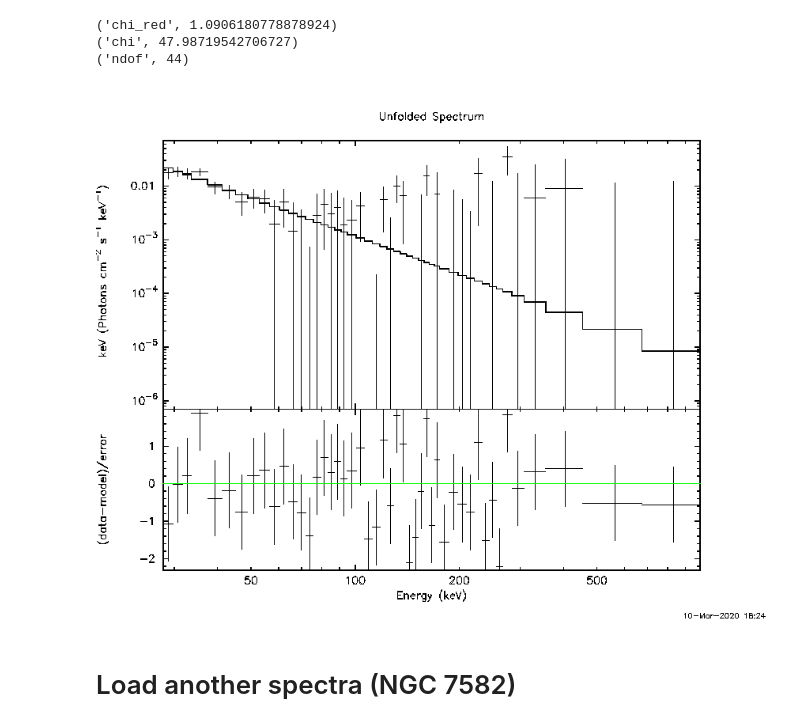
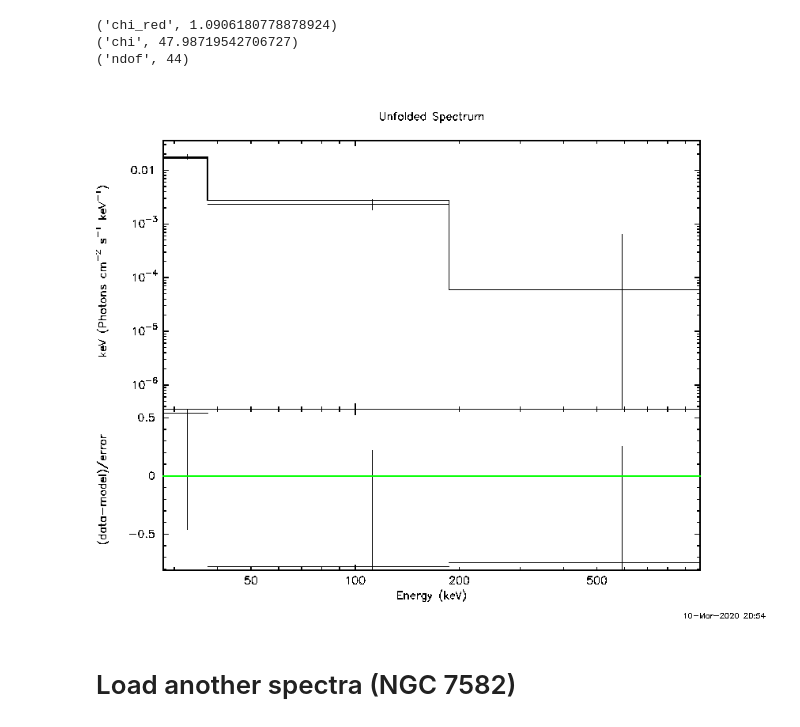
Before and after one commit to bowe46/new_timing_students, a Jupyter notebook: examples/xspec_tutorial.ipynb, the cells around one changed output. Cells and saved outputs as stored; diff of their text form; code cells hidden in the pictures.

Commit message:
add rebin wrong

```diff
--- a/examples/xspec_tutorial.ipynb
+++ b/examples/xspec_tutorial.ipynb
@@ -25,10 +25,17 @@ def print_model(m):
 import shutil
 from IPython.display import Image
 from IPython.display import display
-def plot_spectrum(what = "euf del", units = "keV"):
+def plot_spectrum(what = "euf del", units = "keV", rebin = ""):
     '''
     Possible unit formats are: "channel", "MeV", "Hz", "angstrom"
+    rebin dictionary:
+        minSig =
+        maxBins =
+        groupNum =
+        errType =
     '''
+    xsp.Plot.addCommand("setplot delete all")
+#    xsp.Plot.commands = ()
     xsp.Plot.device="/png"
     #xspec.Plot.addCommand("setplot en")
     xsp.Plot.xAxis=units
@@ -42,14 +49,18 @@ def plot_spectrum(what = "euf del", units = "keV"):
 #    xsp.Plot("data chisq")
 #    xsp.Plot("data","model","resid")
 
-#    xsp.Plot.setRebin(minSig=3) DOES NOT WORK
+    #xsp.Plot.setRebin(minSig=10, maxBins=30, groupNum=1, errType="quad") #DOES NOT WORK
+    if bool(rebin):
+        xsp.Plot.addCommand("setPlot rebin %s" % (rebin))
+    else:
+        xsp.Plot.addCommand("setplot delete all")
+#        xsp.Plot.commands = ()
 
     xsp.Plot.device="/png"
 
     fn="test.png"
 
 
-
     shutil.move("pgplot.png_2", fn)
 
     _=display(Image(filename=fn,format="png"))
@@ -110,9 +121,9 @@ print('ndof',ndof)
 ('chi', 47.98719542706727)
 ('ndof', 44)
 # %%
-plot_spectrum()
+plot_spectrum(rebin=0)
 # %% [output]
-[figure, old version]
+[figure, new version]
 # %% [markdown]
 # Load another spectra (NGC 7582)
 # %%
```
Also changed, not shown: parts of 15 cells of this notebook.
